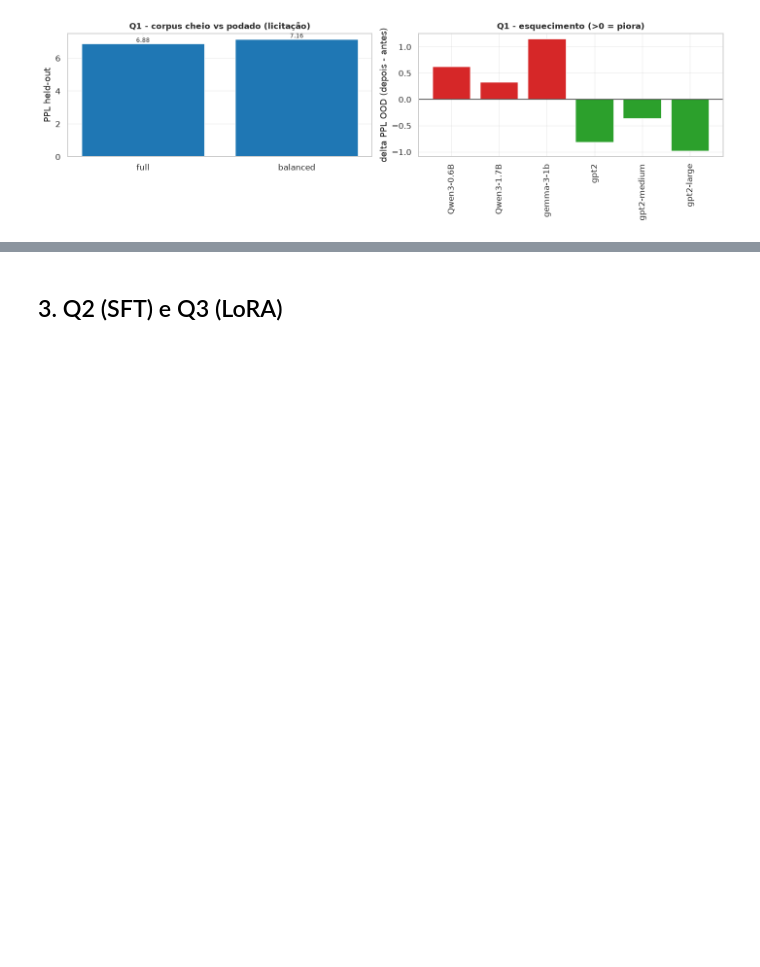
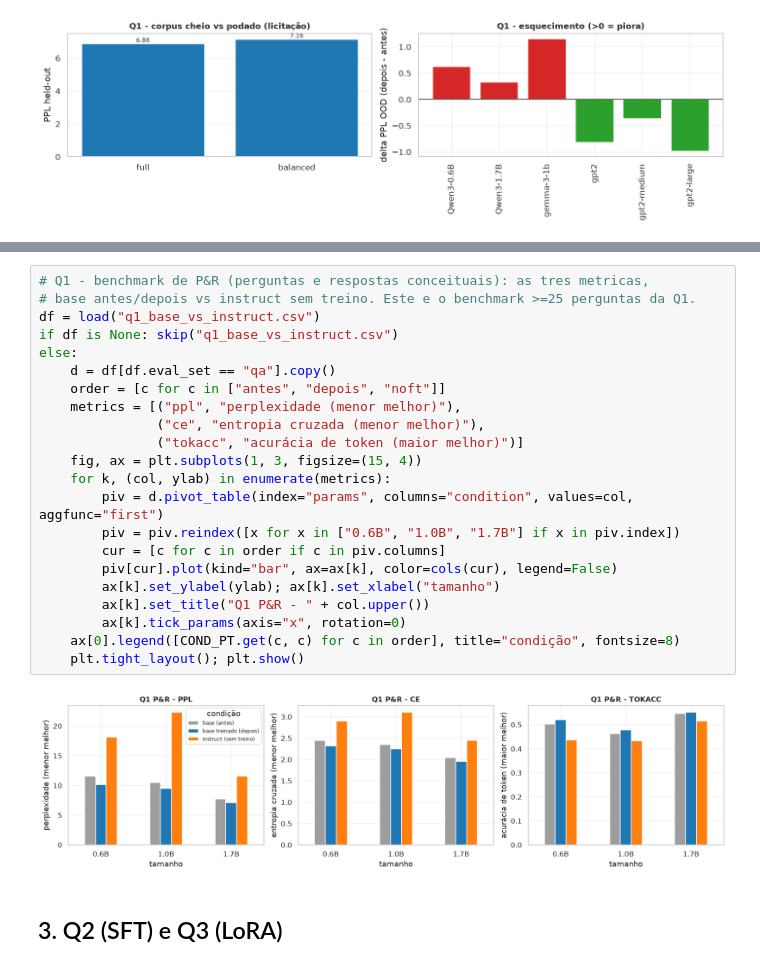
Before and after one commit to matheuskaiky/llm-finetuning, a Jupyter notebook: notebooks/graficos_resultados.ipynb, the cells around one changed output, grey strips where cells are left out. Drawn from its saved outputs; the diff is of its cells as text; blank space fills up the shorter version.

```diff
--- a/notebooks/graficos_resultados.ipynb
+++ b/notebooks/graficos_resultados.ipynb
@@ -253,3 +277,27 @@ plt.tight_layout(); plt.show()
+# %%
+# Q1 - benchmark de P&R (perguntas e respostas conceituais): as tres metricas,
+# base antes/depois vs instruct sem treino. Este e o benchmark >=25 perguntas da Q1.
+df = load("q1_base_vs_instruct.csv")
+if df is None: skip("q1_base_vs_instruct.csv")
+else:
+    d = df[df.eval_set == "qa"].copy()
+    order = [c for c in ["antes", "depois", "noft"]]
+    metrics = [("ppl", "perplexidade (menor melhor)"),
+               ("ce", "entropia cruzada (menor melhor)"),
+               ("tokacc", "acurácia de token (maior melhor)")]
+    fig, ax = plt.subplots(1, 3, figsize=(15, 4))
+    for k, (col, ylab) in enumerate(metrics):
+        piv = d.pivot_table(index="params", columns="condition", values=col, aggfunc="first")
+        piv = piv.reindex([x for x in ["0.6B", "1.0B", "1.7B"] if x in piv.index])
+        cur = [c for c in order if c in piv.columns]
+        piv[cur].plot(kind="bar", ax=ax[k], color=cols(cur), legend=False)
+        ax[k].set_ylabel(ylab); ax[k].set_xlabel("tamanho")
+        ax[k].set_title("Q1 P&R - " + col.upper())
+        ax[k].tick_params(axis="x", rotation=0)
+    ax[0].legend([COND_PT.get(c, c) for c in order], title="condição", fontsize=8)
+    plt.tight_layout(); plt.show()
+# %% [output]
+[figure, added]
 # %% [markdown]
 ## 3. Q2 (SFT) e Q3 (LoRA)
 # %%
```
Also changed, not shown: parts of 5 cells of this notebook, 1 other file.
